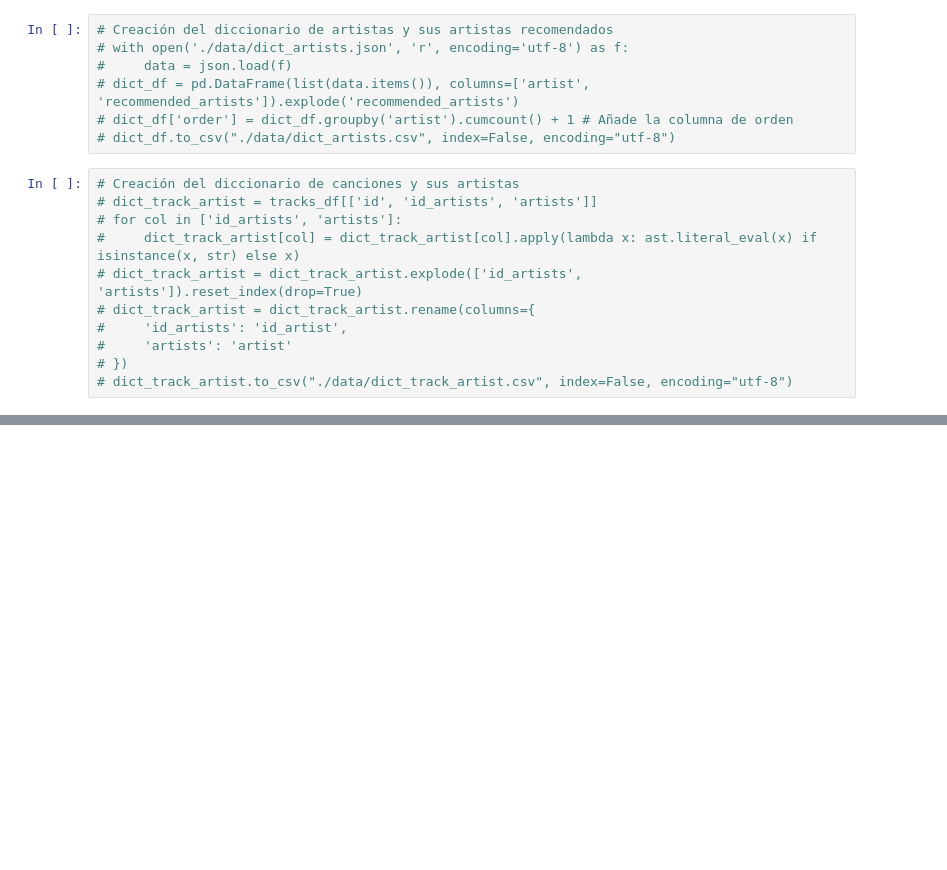
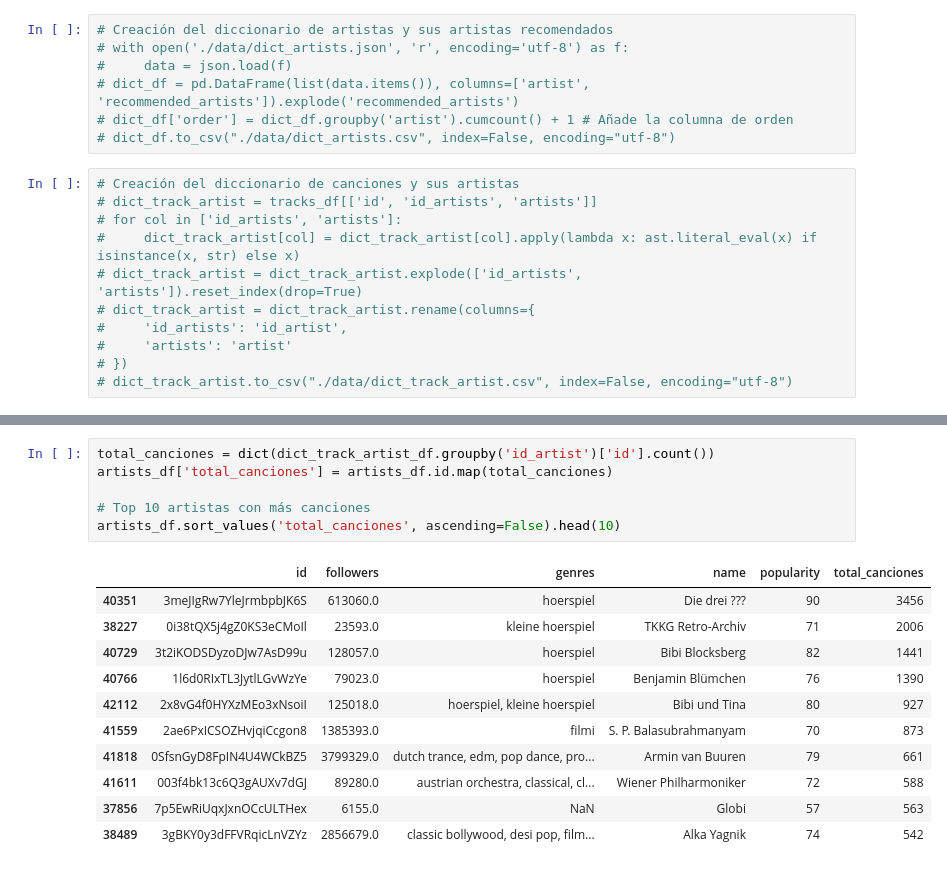
Before and after one commit to gantequera/Tarea, a Jupyter notebook: tarea.ipynb, the cells around one changed output, grey strips where cells are left out. Drawn from its saved outputs; the diff is of its cells as text; blank space fills up the shorter version.

```diff
--- a/tarea.ipynb
+++ b/tarea.ipynb
@@ -99,0 +150,18 @@ ValueError: Mime type rendering requires nbformat>=4.2.0 but it is not installed
+# %%
+total_canciones = dict(dict_track_artist_df.groupby('id_artist')['id'].count())
+artists_df['total_canciones'] = artists_df.id.map(total_canciones)
+
+# Top 10 artistas con más canciones
+artists_df.sort_values('total_canciones', ascending=False).head(10)
+# %% [output]
+|  | id | followers | genres | name | popularity | total_canciones |
+| 40351 | 3meJIgRw7YleJrmbpbJK6S | 613060.0 | hoerspiel | Die drei ??? | 90 | 3456 |
+| 38227 | 0i38tQX5j4gZ0KS3eCMoIl | 23593.0 | kleine hoerspiel | TKKG Retro-Archiv | 71 | 2006 |
+| 40729 | 3t2iKODSDyzoDJw7AsD99u | 128057.0 | hoerspiel | Bibi Blocksberg | 82 | 1441 |
+| 40766 | 1l6d0RIxTL3JytlLGvWzYe | 79023.0 | hoerspiel | Benjamin Blümchen | 76 | 1390 |
+| 42112 | 2x8vG4f0HYXzMEo3xNsoiI | 125018.0 | hoerspiel, kleine hoerspiel | Bibi und Tina | 80 | 927 |
+| 41559 | 2ae6PxICSOZHvjqiCcgon8 | 1385393.0 | filmi | S. P. Balasubrahmanyam | 70 | 873 |
+| 41818 | 0SfsnGyD8FpIN4U4WCkBZ5 | 3799329.0 | dutch trance, edm, pop dance, pro... | Armin van Buuren | 79 | 661 |
+| 41611 | 003f4bk13c6Q3gAUXv7dGJ | 89280.0 | austrian orchestra, classical, cl... | Wiener Philharmoniker | 72 | 588 |
+| 37856 | 7p5EwRiUqxJxnOCcULTHex | 6155.0 | NaN | Globi | 57 | 563 |
+| 38489 | 3gBKY0y3dFFVRqicLnVZYz | 2856679.0 | classic bollywood, desi pop, film... | Alka Yagnik | 74 | 542 |
```
Also changed, not shown: parts of 13 cells of this notebook, 2 other files.
